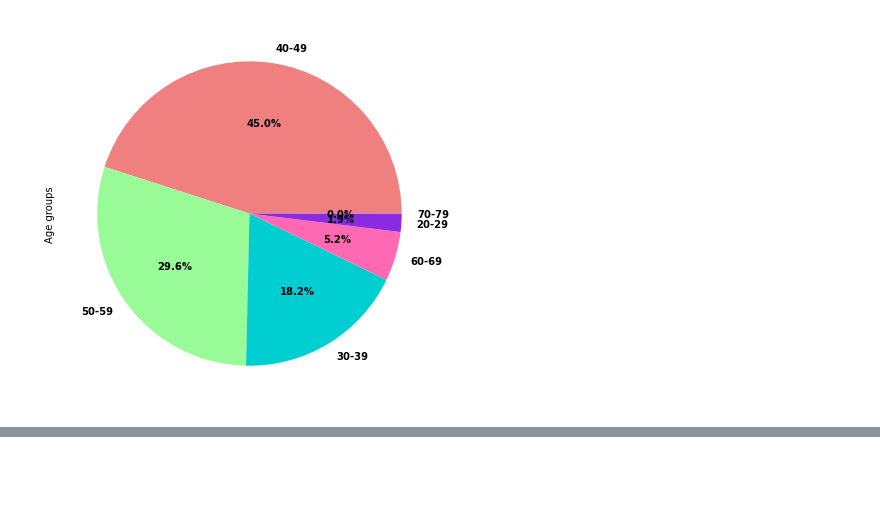
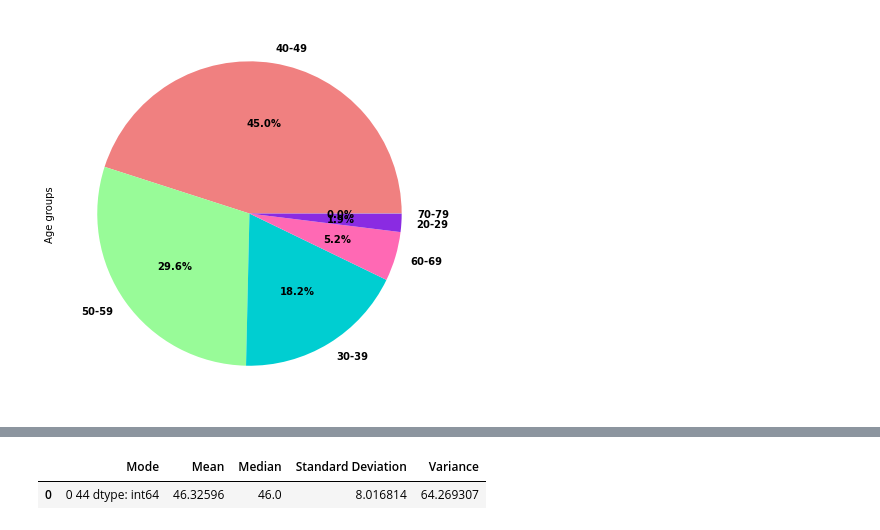
Before and after one commit to Emziicles/Project1-CreditCard, a Jupyter notebook: Project 1 - Emma Second attempt.ipynb, the cells around one changed output, grey strips where cells are left out. Cells and saved outputs as stored; diff of their text form; code cells hidden in the pictures; blank space fills up the shorter version.

```diff
--- a/Project 1 - Emma Second attempt.ipynb
+++ b/Project 1 - Emma Second attempt.ipynb
@@ -259,0 +216,12 @@ Name: Attrition_Flag, dtype: int64
+# %%
+age_stats = pd.DataFrame([{"Mode": mode,
+                          "Mean": mean,
+                          "Median": median,
+                          "Standard Deviation": stddev,
+                           "Variance": var
+                          }])
+# %%
+age_stats
+# %% [output]
+|  | Mode | Mean | Median | Standard Deviation | Variance |
+| 0 | 0 44 dtype: int64 | 46.32596 | 46.0 | 8.016814 | 64.269307 |
```
Also changed, not shown: parts of 21 cells of this notebook.
